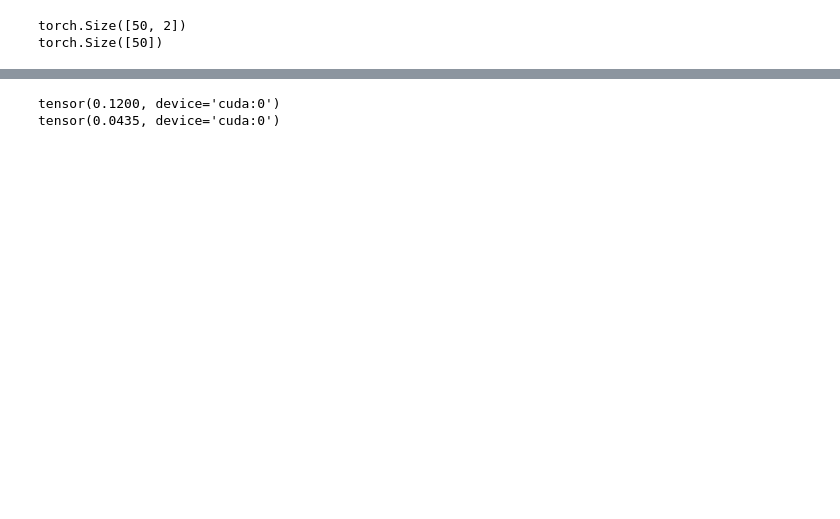
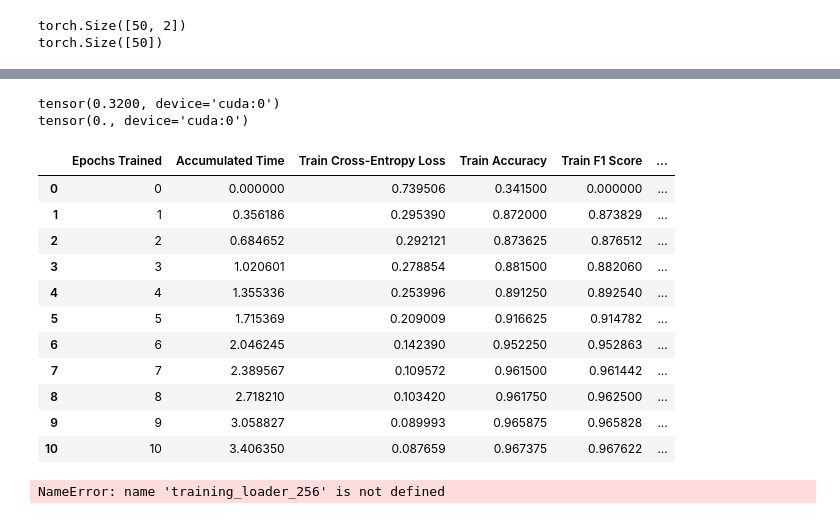
Before and after one commit to e271828e/Inside-Deep-Learning, a Jupyter notebook: practice/chapter2_exercises1.ipynb, the cells around one changed output, grey strips where cells are left out. Drawn from its saved outputs; the diff is of its cells as text; code cells hidden in the pictures; blank space fills up the shorter version.

Commit message:
Implemented main network evaluation and training functions, checkpoint functionality is next

```diff
--- a/practice/chapter2_exercises1.ipynb
+++ b/practice/chapter2_exercises1.ipynb
@@ -33,8 +34,9 @@ test_dataset = TensorDataset(
     torch.tensor(X_test, dtype=torch.float32),
     torch.tensor(y_test, dtype=torch.long)
 )
-training_loader = DataLoader(train_dataset, batch_size=32, shuffle=True, pin_memory=True)
-testing_loader = DataLoader(test_dataset, batch_size=32, shuffle=True, pin_memory=True)
+training_loader_32 = DataLoader(train_dataset, batch_size=32, shuffle=True, pin_memory=True)
+# training_loader_256 = DataLoader(train_dataset, batch_size=256, shuffle=True, pin_memory=True)
+testing_loader_32 = DataLoader(test_dataset, batch_size=32, shuffle=True, pin_memory=True)
 
 model = nn.Sequential(
     nn.Linear(2, 30),
@@ -45,7 +47,7 @@ model = nn.Sequential(
 ).to(device)
 
 optimizer = torch.optim.AdamW(model.parameters())
-f_loss = nn.CrossEntropyLoss()
+f_loss = torch.nn.functional.cross_entropy
 # %%
 y0_hat = model(train_dataset[:50][0].to(device))
 y0 = train_dataset[:50][1].to(device)
@@ -72,7 +74,7 @@ binary_f1_from_logits = from_logits(torcheval.metrics.functional.binary_f1_score
 print(binary_accuracy_from_logits(y0_hat, y0))
 print(binary_f1_from_logits(y0_hat, y0))
 
-metrics = {"Accuracy": binary_accuracy_from_logits, "F1 Score": binary_f1_from_logits}
+metrics = {"Cross-Entropy Loss": torch.nn.functional.cross_entropy, "Accuracy": binary_accuracy_from_logits, "F1 Score": binary_f1_from_logits}
 # %% [output]
-tensor(0.1200, device='cuda:0')
-tensor(0.0435, device='cuda:0')
+tensor(0.3200, device='cuda:0')
+tensor(0., device='cuda:0')
@@ -81,0 +81,24 @@ results
+# %%
+eval_loaders = {"Train": training_loader_32, "Test": testing_loader_32}
+results = train_network( model, f_loss, optimizer, training_loader_32, eval_loaders=eval_loaders, eval_metrics=metrics, final_epoch=10)
+results
+# %% [output]
+|  | Epochs Trained | Accumulated Time | Train Cross-Entropy Loss | Train Accuracy | Train F1 Score | ... |
+| 0 | 0 | 0.000000 | 0.739506 | 0.341500 | 0.000000 | ... |
+| 1 | 1 | 0.356186 | 0.295390 | 0.872000 | 0.873829 | ... |
+| 2 | 2 | 0.684652 | 0.292121 | 0.873625 | 0.876512 | ... |
+| 3 | 3 | 1.020601 | 0.278854 | 0.881500 | 0.882060 | ... |
+| 4 | 4 | 1.355336 | 0.253996 | 0.891250 | 0.892540 | ... |
+| 5 | 5 | 1.715369 | 0.209009 | 0.916625 | 0.914782 | ... |
+| 6 | 6 | 2.046245 | 0.142390 | 0.952250 | 0.952863 | ... |
+| 7 | 7 | 2.389567 | 0.109572 | 0.961500 | 0.961442 | ... |
+| 8 | 8 | 2.718210 | 0.103420 | 0.961750 | 0.962500 | ... |
+| 9 | 9 | 3.058827 | 0.089993 | 0.965875 | 0.965828 | ... |
+| 10 | 10 | 3.406350 | 0.087659 | 0.967375 | 0.967622 | ... |
+# %%
+tstart = time.time()
+scores = eval_network(model, {"Train": training_loader_32, "Test": testing_loader_32}, metrics)
+tend = time.time()
+tend-tstart
+# %% [output]
+NameError: name 'training_loader_256' is not defined
```
Also changed, not shown: parts of 4 cells of this notebook, 1 other file.
